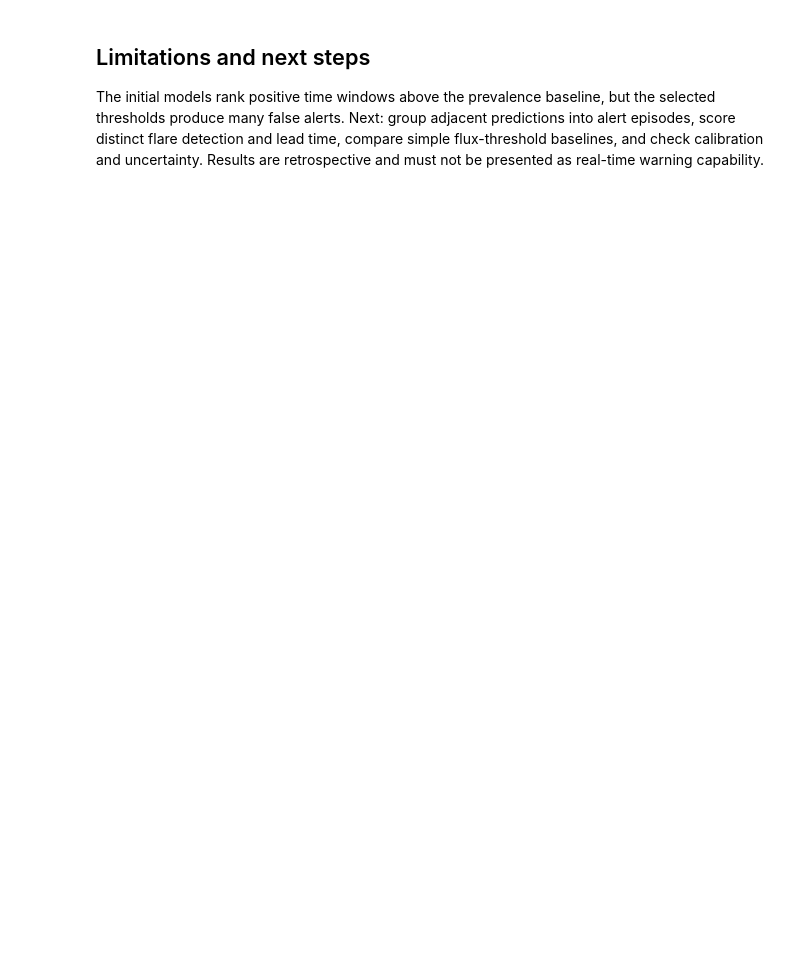
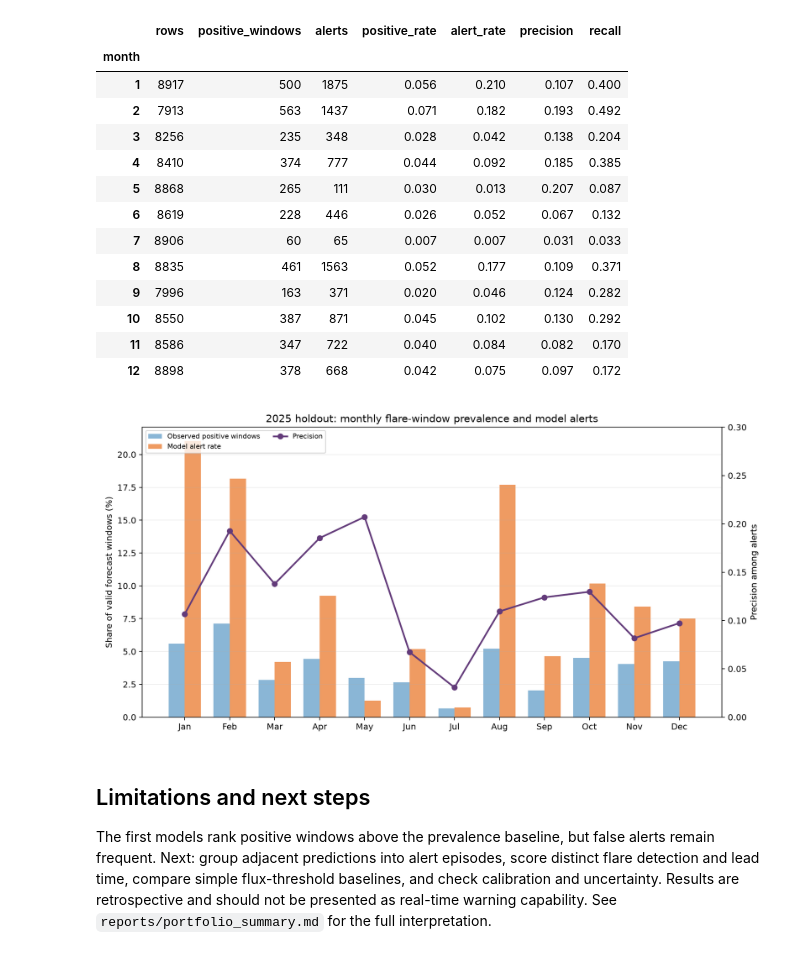
Before and after one commit to Iparkhan/solar-flare-forecasting, a Jupyter notebook: notebooks/01_goes_flare_forecasting.ipynb, the cells around one changed output. Cells and saved outputs as stored; diff of their text form; code cells hidden in the pictures; blank space fills up the shorter version.

Commit message:
Add visual project summary and charts

```diff
--- a/notebooks/01_goes_flare_forecasting.ipynb
+++ b/notebooks/01_goes_flare_forecasting.ipynb
@@ -30,4 +67,24 @@ display(Image(filename=str(REPORTS / 'figures' / 'precision_recall_2025.png')))
+# %%
+monthly = pd.read_csv(REPORTS / 'tables' / 'monthly_test_metrics_2025.csv', index_col='month')
+display(monthly.round(3))
+display(Image(filename=str(REPORTS / 'figures' / 'monthly_alert_performance_2025.png')))
+# %% [output]
+|  | rows | positive_windows | alerts | positive_rate | alert_rate | precision | recall |
+| month |  |  |  |  |  |  |  |
+| 1 | 8917 | 500 | 1875 | 0.056 | 0.210 | 0.107 | 0.400 |
+| 2 | 7913 | 563 | 1437 | 0.071 | 0.182 | 0.193 | 0.492 |
+| 3 | 8256 | 235 | 348 | 0.028 | 0.042 | 0.138 | 0.204 |
+| 4 | 8410 | 374 | 777 | 0.044 | 0.092 | 0.185 | 0.385 |
+| 5 | 8868 | 265 | 111 | 0.030 | 0.013 | 0.207 | 0.087 |
+| 6 | 8619 | 228 | 446 | 0.026 | 0.052 | 0.067 | 0.132 |
+| 7 | 8906 | 60 | 65 | 0.007 | 0.007 | 0.031 | 0.033 |
+| 8 | 8835 | 461 | 1563 | 0.052 | 0.177 | 0.109 | 0.371 |
+| 9 | 7996 | 163 | 371 | 0.020 | 0.046 | 0.124 | 0.282 |
+| 10 | 8550 | 387 | 871 | 0.045 | 0.102 | 0.130 | 0.292 |
+| 11 | 8586 | 347 | 722 | 0.040 | 0.084 | 0.082 | 0.170 |
+| 12 | 8898 | 378 | 668 | 0.042 | 0.075 | 0.097 | 0.172 |
+[figure, added]
 # %% [markdown]
 ## Limitations and next steps
 
-The initial models rank positive time windows above the prevalence baseline, but the selected thresholds produce many false alerts. Next: group adjacent predictions into alert episodes, score distinct flare detection and lead time, compare simple flux-threshold baselines, and check calibration and uncertainty. Results are retrospective and must not be presented as real-time warning capability.
+The first models rank positive windows above the prevalence baseline, but false alerts remain frequent. Next: group adjacent predictions into alert episodes, score distinct flare detection and lead time, compare simple flux-threshold baselines, and check calibration and uncertainty. Results are retrospective and should not be presented as real-time warning capability. See `reports/portfolio_summary.md` for the full interpretation.
```
Also changed, not shown: parts of 11 cells of this notebook, 8 other files.
